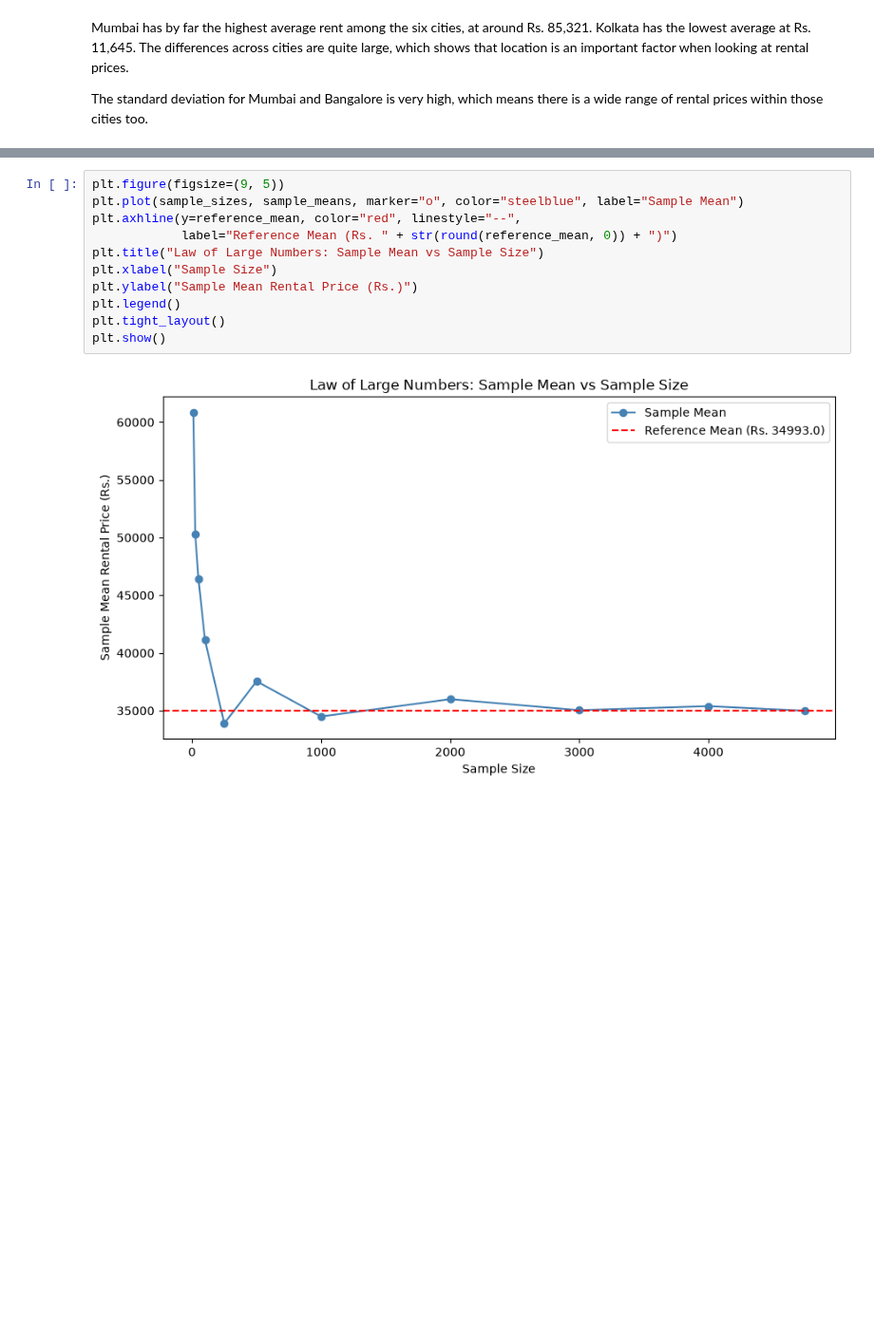
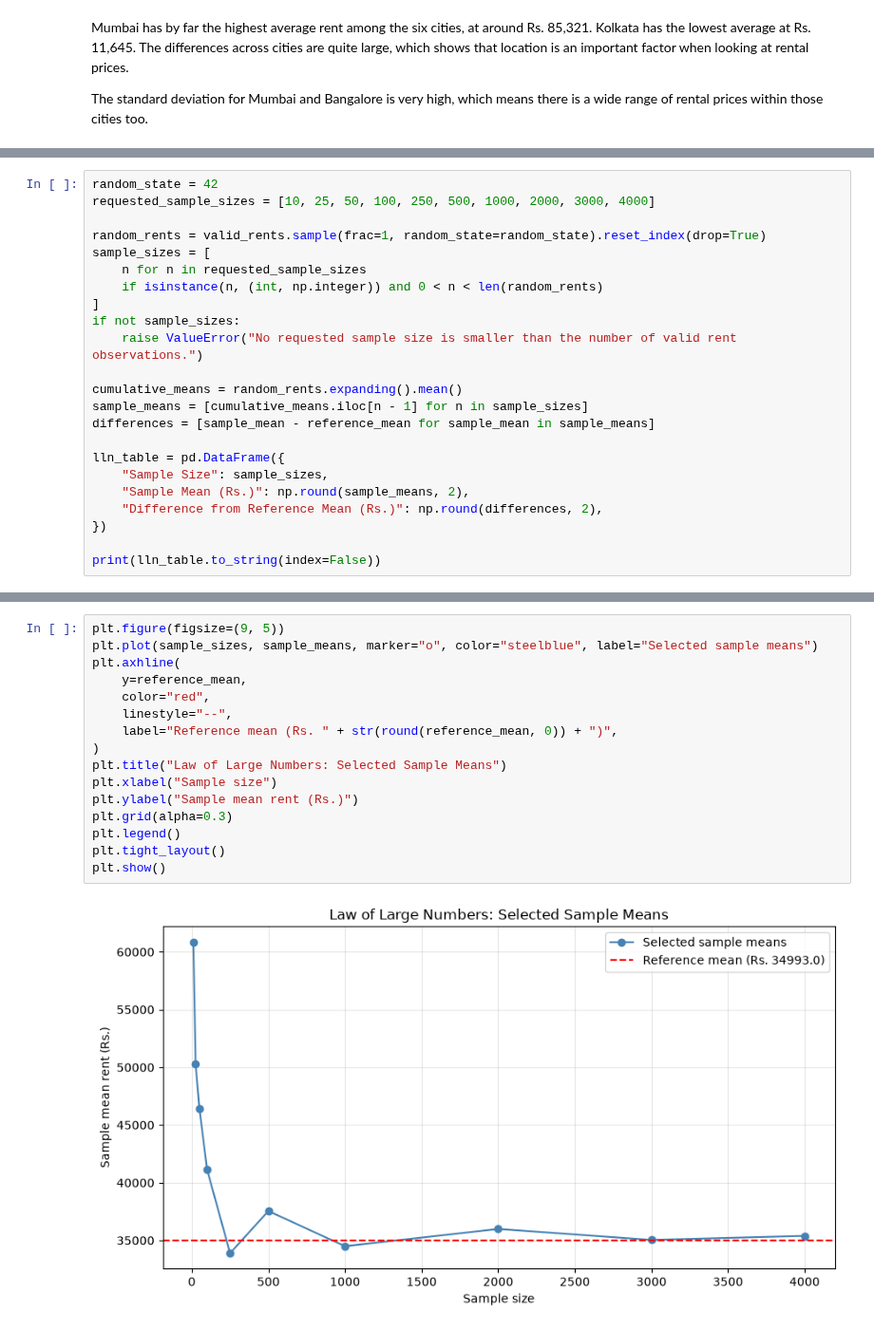
Before and after one commit to ishanKulkarni13/PAS_college, a Jupyter notebook: cp/property_location_rental_price_analysis.ipynb, the cells around one changed output, grey strips where cells are left out. Shown at 95% size. Cells and saved outputs as stored; diff of their text form; blank space fills up the shorter version.

```diff
--- a/cp/property_location_rental_price_analysis.ipynb
+++ b/cp/property_location_rental_price_analysis.ipynb
@@ -380,0 +430,23 @@ For small samples (n=10, 25), the sample mean can be quite different from the re
+# %%
+random_state = 42
+requested_sample_sizes = [10, 25, 50, 100, 250, 500, 1000, 2000, 3000, 4000]
+
+random_rents = valid_rents.sample(frac=1, random_state=random_state).reset_index(drop=True)
+sample_sizes = [
+    n for n in requested_sample_sizes
+    if isinstance(n, (int, np.integer)) and 0 < n < len(random_rents)
+]
+if not sample_sizes:
+    raise ValueError("No requested sample size is smaller than the number of valid rent observations.")
+
+cumulative_means = random_rents.expanding().mean()
+sample_means = [cumulative_means.iloc[n - 1] for n in sample_sizes]
+differences = [sample_mean - reference_mean for sample_mean in sample_means]
+
+lln_table = pd.DataFrame({
+    "Sample Size": sample_sizes,
+    "Sample Mean (Rs.)": np.round(sample_means, 2),
+    "Difference from Reference Mean (Rs.)": np.round(differences, 2),
+})
+
+print(lln_table.to_string(index=False))
@@ -381,13 +467,18 @@ For small samples (n=10, 25), the sample mean can be quite different from the re
 # %%
 plt.figure(figsize=(9, 5))
-plt.plot(sample_sizes, sample_means, marker="o", color="steelblue", label="Sample Mean")
-plt.axhline(y=reference_mean, color="red", linestyle="--",
-            label="Reference Mean (Rs. " + str(round(reference_mean, 0)) + ")")
-plt.title("Law of Large Numbers: Sample Mean vs Sample Size")
-plt.xlabel("Sample Size")
-plt.ylabel("Sample Mean Rental Price (Rs.)")
+plt.plot(sample_sizes, sample_means, marker="o", color="steelblue", label="Selected sample means")
+plt.axhline(
+    y=reference_mean,
+    color="red",
+    linestyle="--",
+    label="Reference mean (Rs. " + str(round(reference_mean, 0)) + ")",
+)
+plt.title("Law of Large Numbers: Selected Sample Means")
+plt.xlabel("Sample size")
+plt.ylabel("Sample mean rent (Rs.)")
+plt.grid(alpha=0.3)
 plt.legend()
 plt.tight_layout()
 plt.show()
 # %% [output]
-[figure, old version]
+[figure, new version]
```
Also changed, not shown: parts of 34 cells of this notebook.
